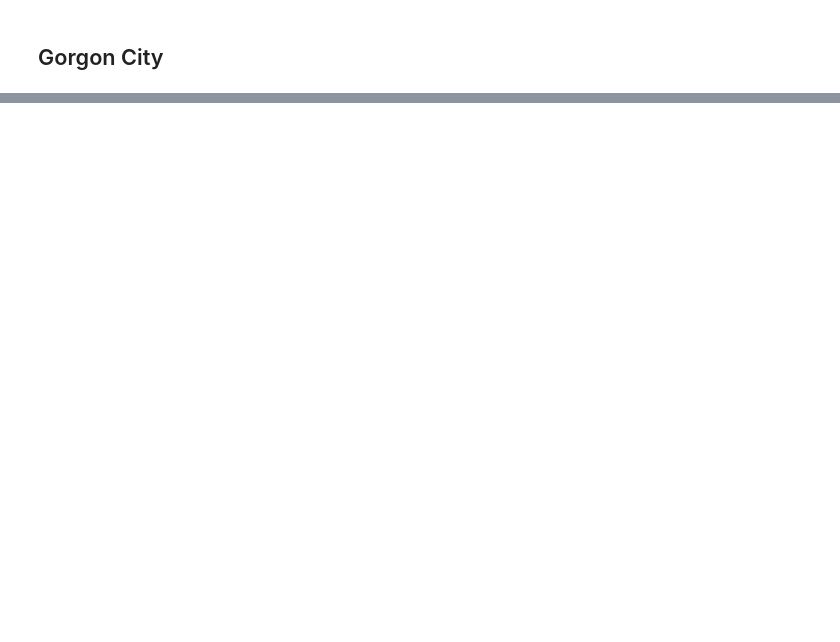
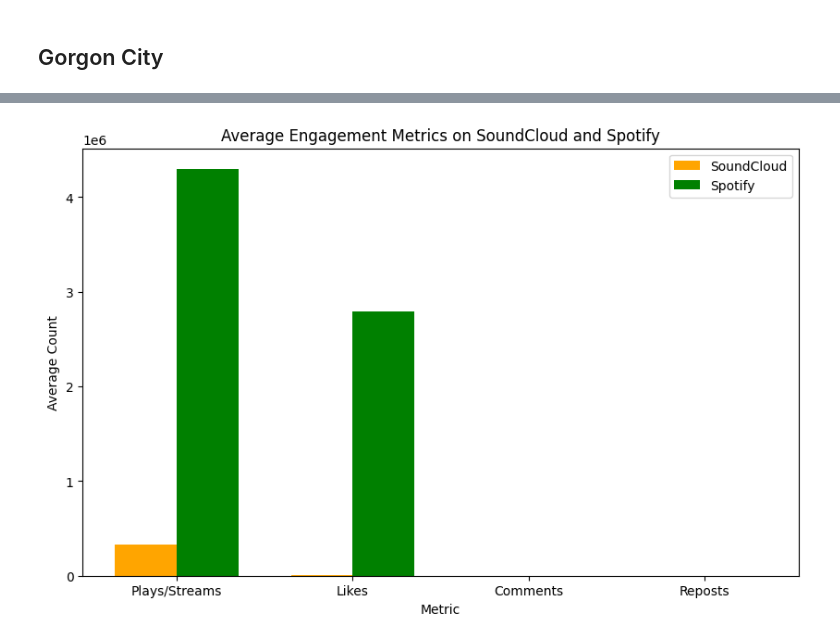
Before and after one commit to NicoTesta86/artistproject_ok, a Jupyter notebook: 07_Gorgon City/Gorgon City.ipynb, the cells around one changed output, grey strips where cells are left out. Saved outputs shown, nothing was run; the diff lists cells and outputs as text; code cells hidden in the pictures; blank space fills up the shorter version.

```diff
--- a/07_Gorgon City/Gorgon City.ipynb
+++ b/07_Gorgon City/Gorgon City.ipynb
@@ -30,0 +101,35 @@ To assess Gorgon City's commercial success and career trajectory, we could:
+# %%
+# Calculating average engagement metrics for SoundCloud
+sc_avg_plays = sc_overview['Soundcloud plays'].mean()
+sc_avg_likes = sc_overview['Soundcloud likes'].mean()
+sc_avg_comments = sc_overview['Soundcloud comments'].mean()
+sc_avg_reposts = sc_overview['Soundcloud reposts'].mean()
+
+# Calculating average engagement metrics for Spotify
+spotify_avg_listeners = spotify_overview['Monthly listeners'].mean()
+spotify_avg_streams = spotify_overview['Monthly streams'].mean()
+
+# Preparing data for comparison
+sc_metrics = [sc_avg_plays, sc_avg_likes, sc_avg_comments, sc_avg_reposts]
+spotify_metrics = [spotify_avg_listeners, spotify_avg_streams, 0, 0]  # Placeholder zeros for likes/comments as not directly comparable
+labels = ['Plays/Streams', 'Likes', 'Comments', 'Reposts']
+
+# Plotting
+fig, ax = plt.subplots(figsize=(10, 6))
+
+bar_width = 0.35
+index = range(len(labels))
+
+bar1 = ax.bar(index, sc_metrics, bar_width, label='SoundCloud', color='orange')
+bar2 = ax.bar([p + bar_width for p in index], spotify_metrics, bar_width, label='Spotify', color='green')
+
+ax.set_xlabel('Metric')
+ax.set_ylabel('Average Count')
+ax.set_title('Average Engagement Metrics on SoundCloud and Spotify')
+ax.set_xticks([p + bar_width / 2 for p in index])
+ax.set_xticklabels(labels)
+ax.legend()
+
+plt.show()
+# %% [output]
+[figure, added]
```
Also changed, not shown: parts of 8 cells of this notebook.
